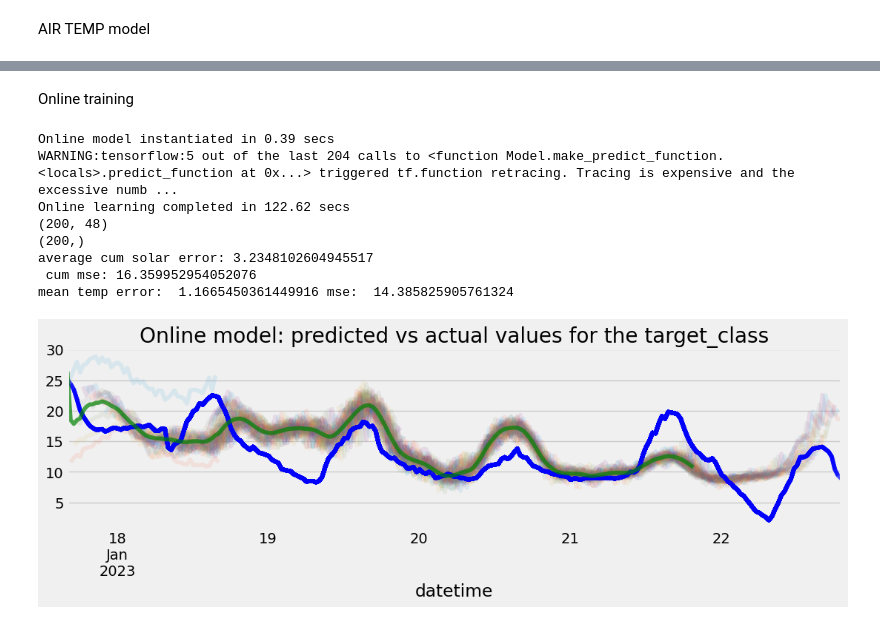
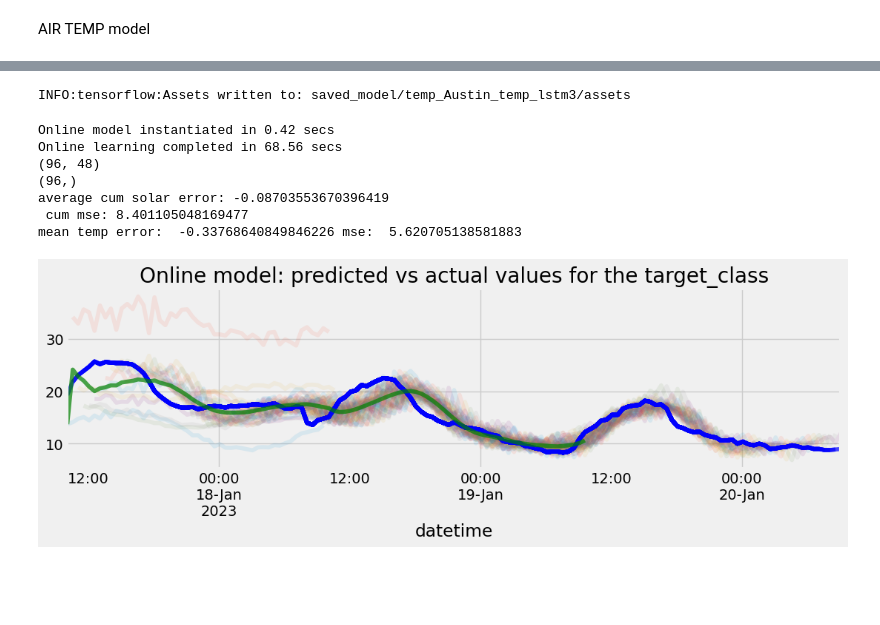
Before and after one commit to Muckthebuck/2023-Energy-kit, a Jupyter notebook: [Austin]solar_temp_predictions.ipynb, the cells around one changed output, grey strips where cells are left out. Cells and saved outputs as stored; diff of their text form; code cells hidden in the pictures; blank space fills up the shorter version.

```diff
--- a/[Austin]solar_temp_predictions.ipynb
+++ b/[Austin]solar_temp_predictions.ipynb
@@ -561,7 +527,7 @@ print(f'Online model instantiated in {time() - start:.2f} secs')
 # Online training (update model with each new data available):
 predictions = []
 start = time()
-online_len = 200
+online_len = 96
 for t in range(online_len):
     x = X_test[t].reshape(-1,T,N)  # a "new" input is available
     y_hat = online_model.predict_on_batch(x) # predict on the "new" input
@@ -580,8 +546,8 @@ print(fixed_predict.shape)
 j = 0
 fig, ax = plt.subplots(figsize=(12, 3))
 ax.set_title('Online model: predicted vs actual values for the target_class')
-dff_avg = pd.DataFrame({'predicted':  np.full(online_len, np.nan)},index=test_labels.iloc[:online_len].index)
-dff_actual = pd.DataFrame({'actual':  np.array(test_labels.iloc[:online_len]).reshape(-1)},index=test_labels.iloc[:online_len].index)
+dff_avg = pd.DataFrame({'predicted':  np.full(online_len, np.nan)},index=test_labels.iloc[:96].index)
+dff_actual = pd.DataFrame({'actual':  np.array(test_labels.iloc[:96]).reshape(-1)},index=test_labels.iloc[:96].index)
 avg_temperr=0
 avg_mse=0
 j=0
@@ -603,7 +569,7 @@ for i in range(online_len):
     dff2 = pd.DataFrame({'actual': actual.squeeze()}, index=index)
     dff1.plot(ax=ax, alpha=0.1, legend=False)
     dff2.plot(ax=ax, alpha=0.7, color='blue', legend=False)
-    avg_temperr +=np.mean(np.abs(dff1['predicted']-dff2['actual']))
+    avg_temperr +=np.mean(dff1['predicted']-dff2['actual'])
     avg_mse +=mean_squared_error(dff1['predicted'], dff2['actual'])
 dff_avg= dff_avg.mean(axis=1)
 print(dff_avg.values.shape)
@@ -614,7 +580,7 @@ print(f" cum mse: {avg_mse/fixed_predict.shape[0]}")
 dff_avg_arry = np.array(dff_avg.values).reshape(-1)
 dff_actual_arry = np.array(dff_actual['actual']).reshape(-1)[~np.isnan(dff_avg_arry)]
 dff_avg_arry = dff_avg_arry[~np.isnan(dff_avg_arry)]
-diff = np.abs(dff_avg_arry-dff_actual_arry)
+diff = (dff_avg_arry-dff_actual_arry)
 dff_mse = mean_squared_error(dff_avg_arry, dff_actual_arry)
 print("mean temp error: ", np.mean(diff), "mse: ", dff_mse)
 plt.show()
@@ -672,5 +632,0 @@ val_data['AIR_TEMP'].iloc[:100].plot()
-# %%
-a = pred_T-1
-for i in range(a,a+1):
-    plt.plot(scaler_y.inverse_transform(online_y[i]))
-plt.show()
@@ -684,5 +632,0 @@ val_data['AIR_TEMP'].iloc[:48].plot()
-# %%
-for i in range(20):
-    plt.plot(val_data.iloc[i:i+48].index,y_test[i])
-    plt.xticks(rotation=90, ha="right")
-plt.show()
@@ -691,6 +632,0 @@ plt.show()
-# %%
-start_offset = 15
-for i in range(start_offset, start_offset+20):
-    plt.plot(val_data.iloc[i:i+48].index,y_test[i])
-    plt.xticks(rotation=90, ha="right")
-plt.show()
@@ -846,33 +767,26 @@ mean temp error:  2.6194253380905606 mse:  12.463573351616724
 # %%
-# model.save("saved_model/temp_Austin_temp_lstm3/")
+model.save("saved_model/temp_Austin_temp_lstm3/")
+# %% [output]
+INFO:tensorflow:Assets written to: saved_model/temp_Austin_temp_lstm3/assets
-# %% [markdown]
-Online training
 # %%
 start = time()
 config, weights = model.get_config(), model.get_weights()
 online_model = Sequential.from_config(config)
 online_model.set_weights(weights)
 online_model.compile(loss='mae', optimizer=Adam(learning_rate=LR))
-# online_model = tf.keras.models.load_model("saved_model/temp_Austin_temp_lstm3/")
 print(f'Online model instantiated in {time() - start:.2f} secs')
 
 # Online training (update model with each new data available):
 predictions = []
 start = time()
-online_len = 200
+online_len = 96
 for t in range(online_len):
-    # get latest data and retrain upto current time
-    x_train = online_x_train[t].reshape(-1,T,N)
-    y = online_y[t].reshape(1,-1,1)
-    online_model.train_on_batch(x, y)  # runs a single gradient update
-
-    #make prediction for current point and future
-    x = X_test[t].reshape(-1,T,N)  # get past T days of data
+    x = X_test[t].reshape(-1,T,N)  # a "new" input is available
     y_hat = online_model.predict_on_batch(x) # predict on the "new" input
     # averaged = np.mean(y_hat[:,3:6,:], axis=1)
     predictions.append(y_hat)  # save predictions
-
-
+    y = y_test[t].reshape(1,-1,1)   # a "new" label is available
+    online_model.train_on_batch(x, y)  # runs a single gradient update
 print(f'Online learning completed in {time() - start:.2f} secs')
 
 
@@ -895,40 +809,39 @@ for i in range(online_len):
 
     # averaged = scaler_y.inverse_transform(fixed_predict)[i]
     # # Plot predictions vs actual labels for fixed model
     # actual = scaler_y.inverse_transform(y_test)[i]
     index = test_labels.iloc[i:i+actual.shape[0]].index
 
     # print(fixed_predict)
     dff1 = pd.DataFrame({'predicted': averaged.squeeze()}, index=index)
     j+=1
     # Assuming dff1 and dff2 are two dataframes with different index lengths
     # Join the two dataframes on their index
     dff_avg = dff_avg.join(dff1, how='left', rsuffix=f'_{i}')
     dff2 = pd.DataFrame({'actual': actual.squeeze()}, index=index)
     dff1.plot(ax=ax, alpha=0.1, legend=False)
     dff2.plot(ax=ax, alpha=0.7, color='blue', legend=False)
-    avg_temperr +=np.mean(np.abs(dff1['predicted']-dff2['actual']))
+    avg_temperr +=np.mean(dff1['predicted']-dff2['actual'])
     avg_mse +=mean_squared_error(dff1['predicted'], dff2['actual'])
 dff_avg= dff_avg.mean(axis=1)
 print(dff_avg.values.shape)
 dff_avg.plot(ax=ax, alpha=0.7, color='green')
 print(f"average cum solar error: {avg_temperr/fixed_predict.shape[0]}")
 print(f" cum mse: {avg_mse/fixed_predict.shape[0]}")
 
 dff_avg_arry = np.array(dff_avg.values).reshape(-1)
 dff_actual_arry = np.array(dff_actual['actual']).reshape(-1)[~np.isnan(dff_avg_arry)]
 dff_avg_arry = dff_avg_arry[~np.isnan(dff_avg_arry)]
 diff = (dff_avg_arry-dff_actual_arry)
 dff_mse = mean_squared_error(dff_avg_arry, dff_actual_arry)
 print("mean temp error: ", np.mean(diff), "mse: ", dff_mse)
 plt.show()
 # %% [output]
-Online model instantiated in 0.39 secs
-WARNING:tensorflow:5 out of the last 204 calls to <function Model.make_predict_function.<locals>.predict_function at 0x...> triggered tf.function retracing. Tracing is expensive and the excessive numb ...
-Online learning completed in 122.62 secs
-(200, 48)
-(200,)
-average cum solar error: 3.2348102604945517
- cum mse: 16.359952954052076
-mean temp error:  1.1665450361449916 mse:  14.385825905761324
+Online model instantiated in 0.42 secs
+Online learning completed in 68.56 secs
+(96, 48)
+(96,)
+average cum solar error: -0.08703553670396419
+ cum mse: 8.401105048169477
+mean temp error:  -0.33768640849846226 mse:  5.620705138581883
-[figure, old version]
+[figure, new version]
```
Also changed, not shown: parts of 25 cells of this notebook, 42 other files.
